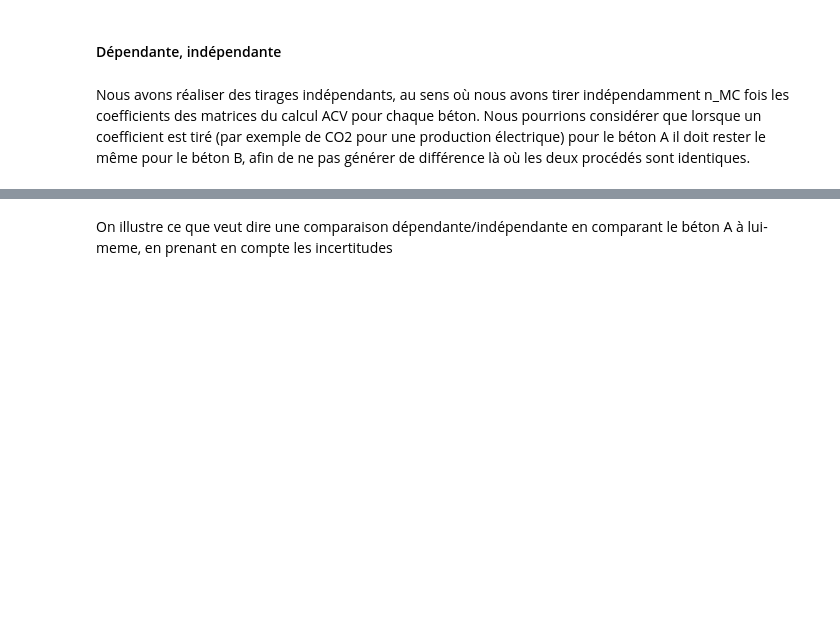
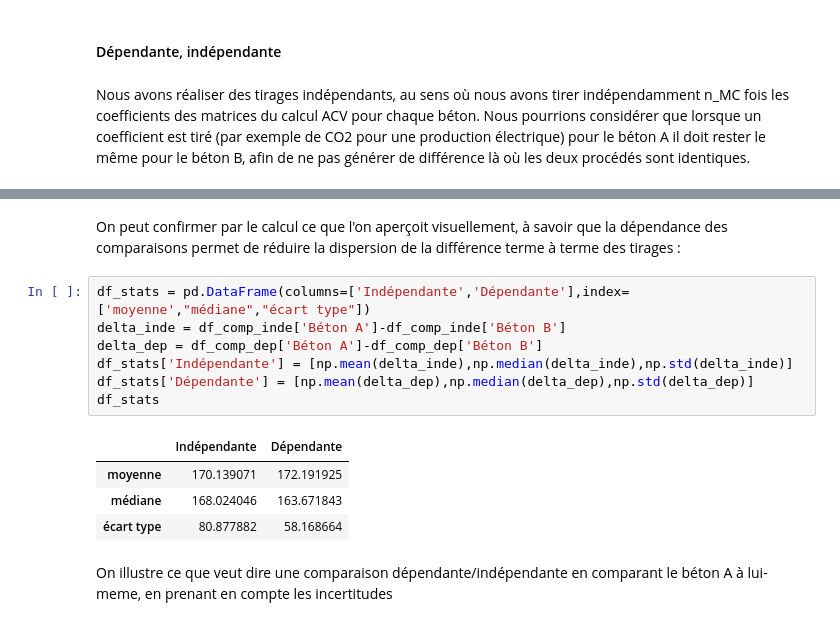
Before and after one commit to tchevilliet/ANCYV_2025, a Jupyter notebook: 4_Analyse_d_incertitudes.ipynb, the cells around one changed output, grey strips where cells are left out. Saved outputs shown, nothing was run; the diff lists cells and outputs as text; blank space fills up the shorter version.

```diff
--- a/4_Analyse_d_incertitudes.ipynb
+++ b/4_Analyse_d_incertitudes.ipynb
@@ -141,3 +160,17 @@ Nous avons réaliser des tirages indépendants, au sens où nous avons tirer ind
+# %% [markdown]
+On peut confirmer par le calcul ce que l'on aperçoit visuellement, à savoir que la dépendance des comparaisons permet de réduire la dispersion de la différence terme à terme des tirages :
+# %%
+df_stats = pd.DataFrame(columns=['Indépendante','Dépendante'],index=['moyenne',"médiane","écart type"])
+delta_inde = df_comp_inde['Béton A']-df_comp_inde['Béton B']
+delta_dep = df_comp_dep['Béton A']-df_comp_dep['Béton B']
+df_stats['Indépendante'] = [np.mean(delta_inde),np.median(delta_inde),np.std(delta_inde)]
+df_stats['Dépendante'] = [np.mean(delta_dep),np.median(delta_dep),np.std(delta_dep)]
+df_stats
+# %% [output]
+|  | Indépendante | Dépendante |
+| moyenne | 170.139071 | 172.191925 |
+| médiane | 168.024046 | 163.671843 |
+| écart type | 80.877882 | 58.168664 |
 # %% [markdown]
 On illustre ce que veut dire une comparaison dépendante/indépendante en comparant le béton A à lui-meme, en prenant en compte les incertitudes
 # %%
```
Also changed, not shown: parts of 8 cells of this notebook.
